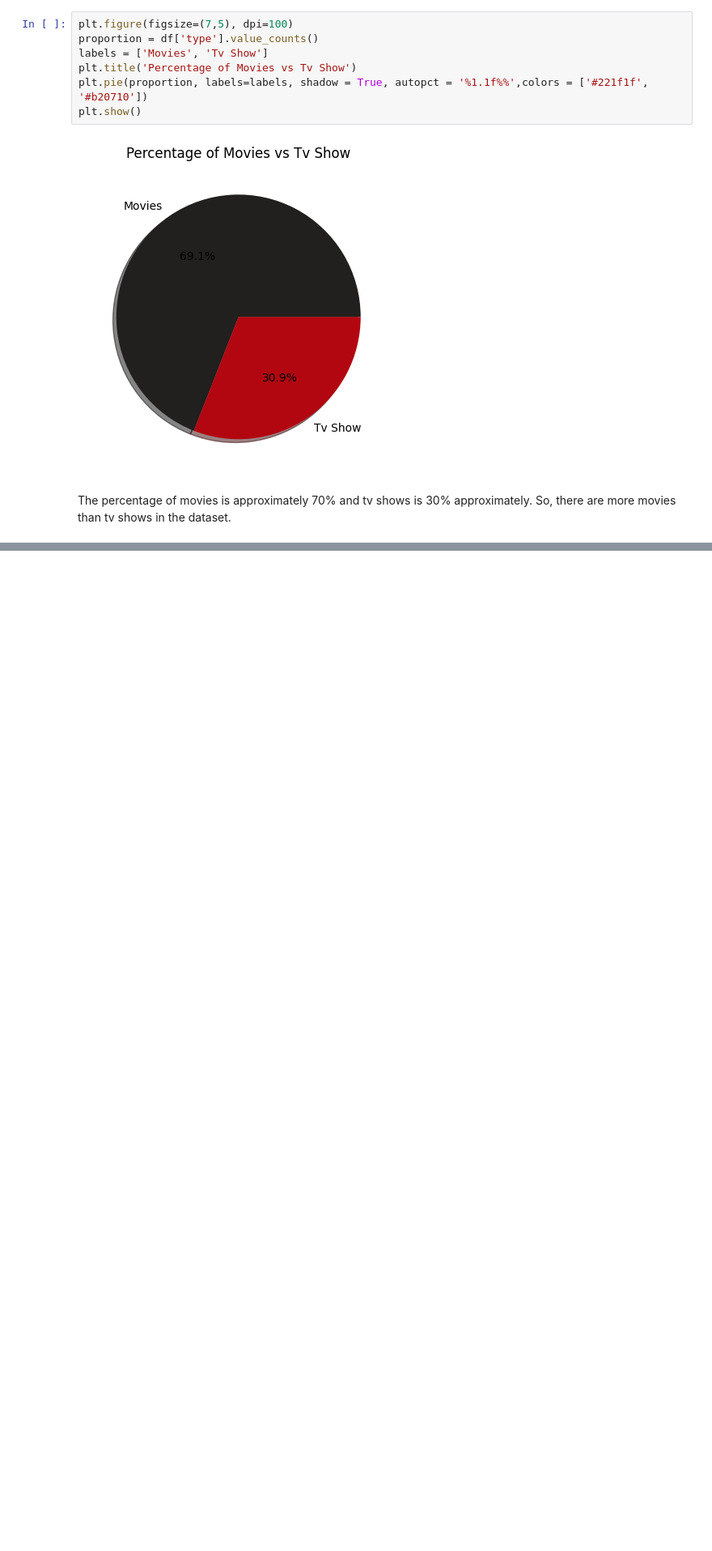
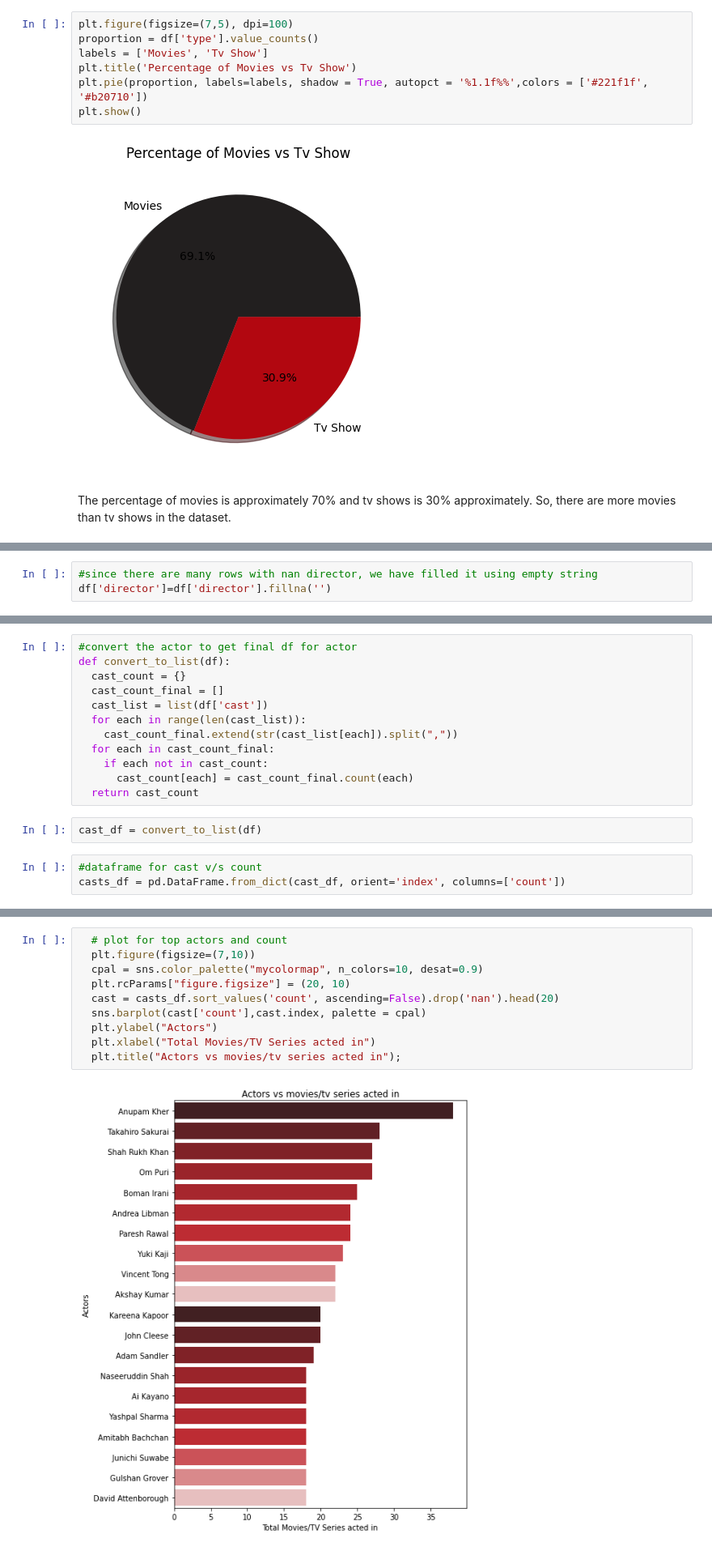
Before and after one commit to itishajain15/Netflix_Tv_Shows_and_Movies_clustering, a Jupyter notebook: Netflix_Movies_and_TV_Shows_clustering_Team_Notebook.ipynb, the cells around one changed output, grey strips where cells are left out. Shown: that part at 81% size. Saved outputs shown, nothing was run; the diff lists cells and outputs as text; blank space fills up the shorter version.

```diff
--- a/Netflix_Movies_and_TV_Shows_clustering_Team_Notebook.ipynb
+++ b/Netflix_Movies_and_TV_Shows_clustering_Team_Notebook.ipynb
@@ -234,0 +340,3 @@ The percentage of movies is approximately 70% and tv shows is 30% approximately.
+# %%
+#since there are many rows with nan director, we have filled it using empty string
+df['director']=df['director'].fillna('')
@@ -234,0 +372,17 @@ The percentage of movies is approximately 70% and tv shows is 30% approximately.
+# %%
+#convert the actor to get final df for actor
+def convert_to_list(df):
+  cast_count = {}
+  cast_count_final = []
+  cast_list = list(df['cast'])
+  for each in range(len(cast_list)):
+    cast_count_final.extend(str(cast_list[each]).split(","))
+  for each in cast_count_final:
+    if each not in cast_count:
+      cast_count[each] = cast_count_final.count(each)
+  return cast_count
+# %%
+cast_df = convert_to_list(df)
+# %%
+#dataframe for cast v/s count
+casts_df = pd.DataFrame.from_dict(cast_df, orient='index', columns=['count'])
@@ -234,0 +408,12 @@ The percentage of movies is approximately 70% and tv shows is 30% approximately.
+# %%
+  # plot for top actors and count
+  plt.figure(figsize=(7,10))
+  cpal = sns.color_palette("mycolormap", n_colors=10, desat=0.9)
+  plt.rcParams["figure.figsize"] = (20, 10)
+  cast = casts_df.sort_values('count', ascending=False).drop('nan').head(20)
+  sns.barplot(cast['count'],cast.index, palette = cpal)
+  plt.ylabel("Actors")
+  plt.xlabel("Total Movies/TV Series acted in")
+  plt.title("Actors vs movies/tv series acted in");
+# %% [output]
+[figure, added]
```
Also changed, not shown: parts of 71 cells of this notebook.
